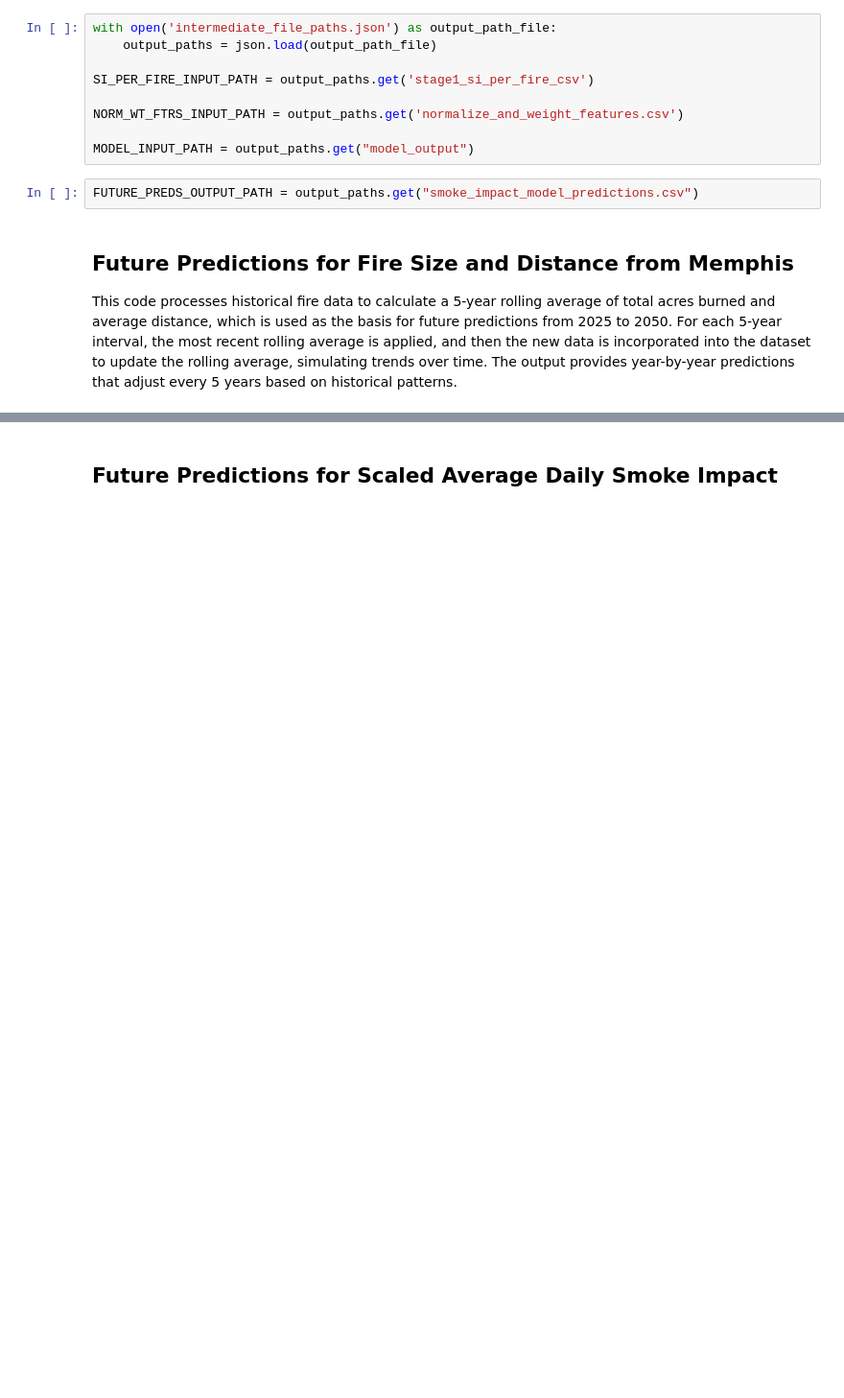
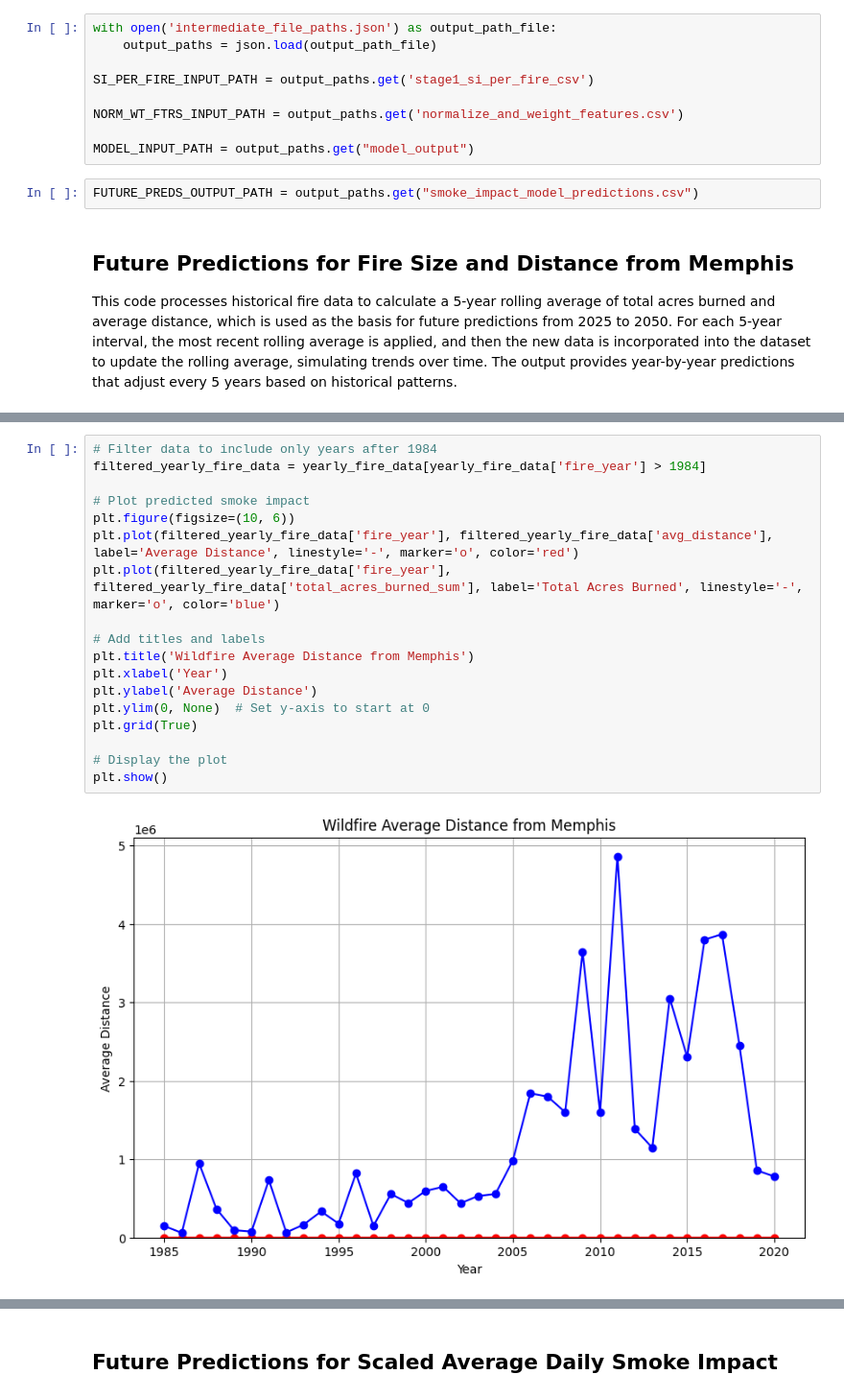
Before and after one commit to debsubdavis/data512-project, a Jupyter notebook: 01_smoke_impact_estimate_model/stage4_model_predictions.ipynb, the cells around one changed output, grey strips where cells are left out. Shown: that part at 96% size. Cells and saved outputs as stored; diff of their text form; blank space fills up the shorter version.

```diff
--- a/01_smoke_impact_estimate_model/stage4_model_predictions.ipynb
+++ b/01_smoke_impact_estimate_model/stage4_model_predictions.ipynb
@@ -29,0 +61,20 @@ This code processes historical fire data to calculate a 5-year rolling average o
+# %%
+# Filter data to include only years after 1984
+filtered_yearly_fire_data = yearly_fire_data[yearly_fire_data['fire_year'] > 1984]
+
+# Plot predicted smoke impact
+plt.figure(figsize=(10, 6))
+plt.plot(filtered_yearly_fire_data['fire_year'], filtered_yearly_fire_data['avg_distance'], label='Average Distance', linestyle='-', marker='o', color='red')
+plt.plot(filtered_yearly_fire_data['fire_year'], filtered_yearly_fire_data['total_acres_burned_sum'], label='Total Acres Burned', linestyle='-', marker='o', color='blue')
+
+# Add titles and labels
+plt.title('Wildfire Average Distance from Memphis')
+plt.xlabel('Year')
+plt.ylabel('Average Distance')
+plt.ylim(0, None)  # Set y-axis to start at 0
+plt.grid(True)
+
+# Display the plot
+plt.show()
+# %% [output]
+[figure, added]
```
Also changed, not shown: parts of 11 cells of this notebook, 6 other files.
